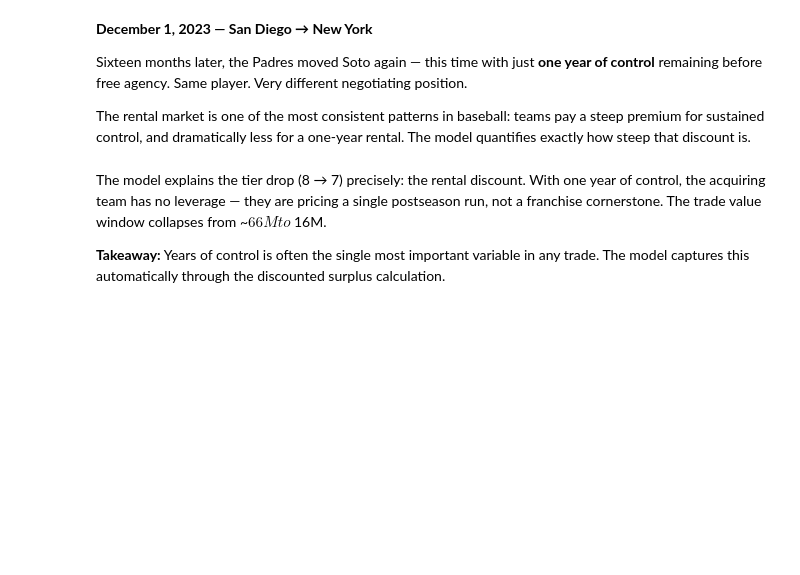
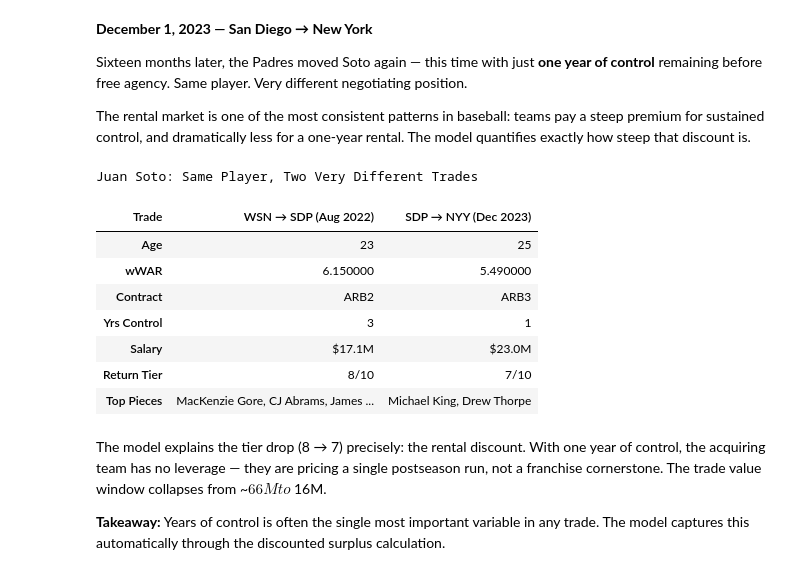
Before and after one commit to zthomas1231/mlb-trade-value-engine, a Jupyter notebook: trade_value_engine.ipynb, the cells around one changed output. Cells and saved outputs as stored; diff of their text form; code cells hidden in the pictures; blank space fills up the shorter version.

```diff
--- a/trade_value_engine.ipynb
+++ b/trade_value_engine.ipynb
@@ -149,32 +194,42 @@ Sixteen months later, the Padres moved Soto again — this time with just **one
 
 The rental market is one of the most consistent patterns in baseball: teams pay a steep premium for sustained control, and dramatically less for a one-year rental. The model quantifies exactly how steep that discount is.
 # %%
-soto_23 = complete[complete['player_name'] == 'Juan Soto'].query('season == 2023').iloc[0]
+soto_23 = complete[complete['player_name'] == 'Juan Soto + Trent Grisham'].query('season == 2023').iloc[0]
 
 comparison = pd.DataFrame([
     {
         'Trade': 'WSN → SDP (Aug 2022)',
         'Age': int(soto_22['age_at_trade']),
         'wWAR': float(soto_22['wWAR']),
         'Contract': soto_22['contract_status'].upper(),
         'Yrs Control': int(soto_22['years_control_remaining']),
         'Salary': f"${float(soto_22['salary_m']):.1f}M",
         'Return Tier': f"{int(soto_22['return_tier'])}/10",
         'Top Pieces': 'MacKenzie Gore, CJ Abrams, James Wood',
     },
     {
         'Trade': 'SDP → NYY (Dec 2023)',
         'Age': int(soto_23['age_at_trade']),
         'wWAR': float(soto_23['wWAR']),
         'Contract': soto_23['contract_status'].upper(),
         'Yrs Control': int(soto_23['years_control_remaining']),
         'Salary': f"${float(soto_23['salary_m']):.1f}M",
         'Return Tier': f"{int(soto_23['return_tier'])}/10",
         'Top Pieces': 'Michael King, Drew Thorpe',
     },
 ]).set_index('Trade')
 
 comparison.T.style.set_caption('Juan Soto: Same Player, Two Very Different Trades')
+# %% [output]
+Juan Soto: Same Player, Two Very Different Trades
+| Trade | WSN → SDP (Aug 2022) | SDP → NYY (Dec 2023) |
+| Age | 23 | 25 |
+| wWAR | 6.150000 | 5.490000 |
+| Contract | ARB2 | ARB3 |
+| Yrs Control | 3 | 1 |
+| Salary | $17.1M | $23.0M |
+| Return Tier | 8/10 | 7/10 |
+| Top Pieces | MacKenzie Gore, CJ Abrams, James ... | Michael King, Drew Thorpe |
 # %% [markdown]
 The model explains the tier drop (8 → 7) precisely: the rental discount. With one year of control, the acquiring team has no leverage — they are pricing a single postseason run, not a franchise cornerstone. The trade value window collapses from ~$66M to ~$16M.
 
```
Also changed, not shown: parts of 10 cells of this notebook.
